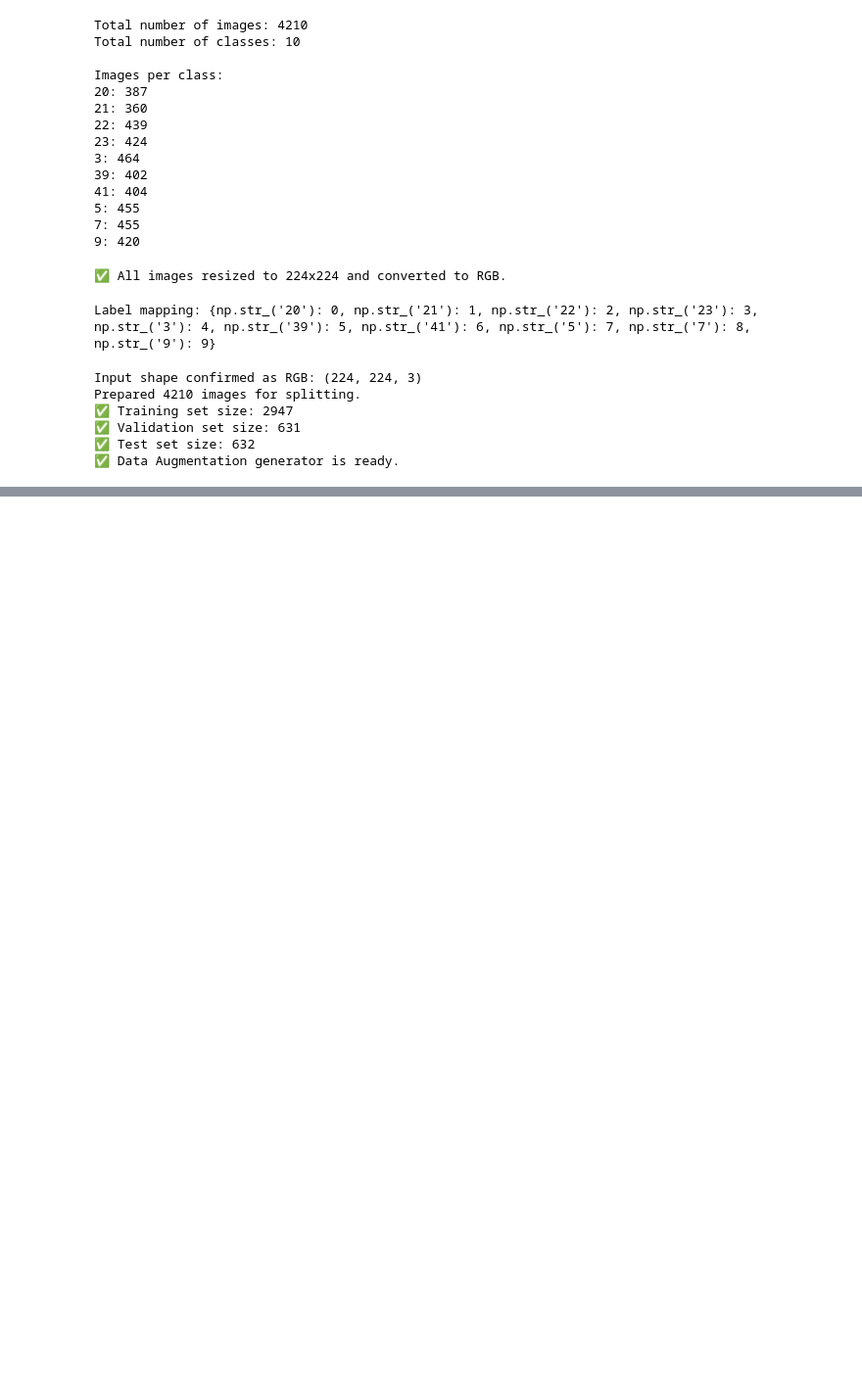
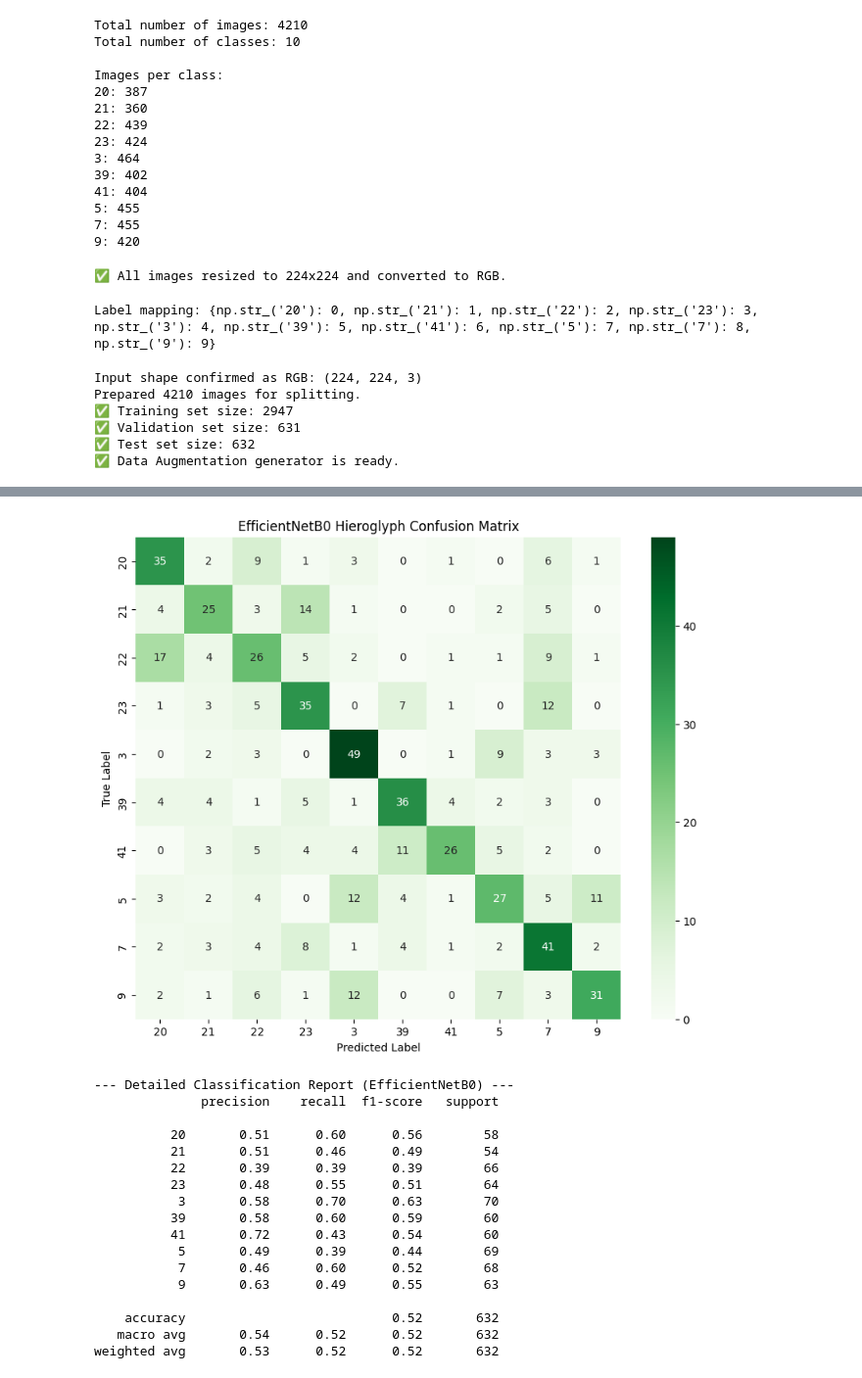
Before and after one commit to Sajith-Santhosh/hieroglyph-cnn-recognition, a Jupyter notebook: the-hieroglyphs-project-improved-model.ipynb, the cells around one changed output, grey strips where cells are left out. Shown at 98% size. Cells and saved outputs as stored; diff of their text form; code cells hidden in the pictures; blank space fills up the shorter version.

```diff
--- a/the-hieroglyphs-project-improved-model.ipynb
+++ b/the-hieroglyphs-project-improved-model.ipynb
@@ -477,0 +679,22 @@ weighted avg       0.69      0.69      0.69       632
+# %%
+# --- BLOCK 4: CONFUSION MATRIX & METRICS ---
+# 1. Get Model Predictions
+y_pred_probs_eff = model_eff.predict(X_test)
+y_pred_eff = np.argmax(y_pred_probs_eff, axis=1)
+
+# 2. Generate the Confusion Matrix
+cm_eff = confusion_matrix(y_test, y_pred_eff)
+
+plt.figure(figsize=(10, 8))
+# Changed cmap to 'Greens' so you can easily distinguish this plot from the ResNet one
+sns.heatmap(cm_eff, annot=True, fmt='d', cmap='Greens',
+            xticklabels=class_names, yticklabels=class_names)
+plt.xlabel('Predicted Label')
+plt.ylabel('True Label')
+plt.title('EfficientNetB0 Hieroglyph Confusion Matrix')
+plt.show()
+
+# 3. Per-Class Accuracy & Detailed Report
+print("\n--- Detailed Classification Report (EfficientNetB0) ---")
+print(classification_report(y_test, y_pred_eff, target_names=class_names))
+# %% [output]
@@ -477,0 +702,18 @@ weighted avg       0.69      0.69      0.69       632
+[figure, added]
+--- Detailed Classification Report (EfficientNetB0) ---
+              precision    recall  f1-score   support
+
+          20       0.51      0.60      0.56        58
+          21       0.51      0.46      0.49        54
+          22       0.39      0.39      0.39        66
+          23       0.48      0.55      0.51        64
+           3       0.58      0.70      0.63        70
+          39       0.58      0.60      0.59        60
+          41       0.72      0.43      0.54        60
+           5       0.49      0.39      0.44        69
+           7       0.46      0.60      0.52        68
+           9       0.63      0.49      0.55        63
+
+    accuracy                           0.52       632
+   macro avg       0.54      0.52      0.52       632
+weighted avg       0.53      0.52      0.52       632
```
Also changed, not shown: parts of 11 cells of this notebook.
